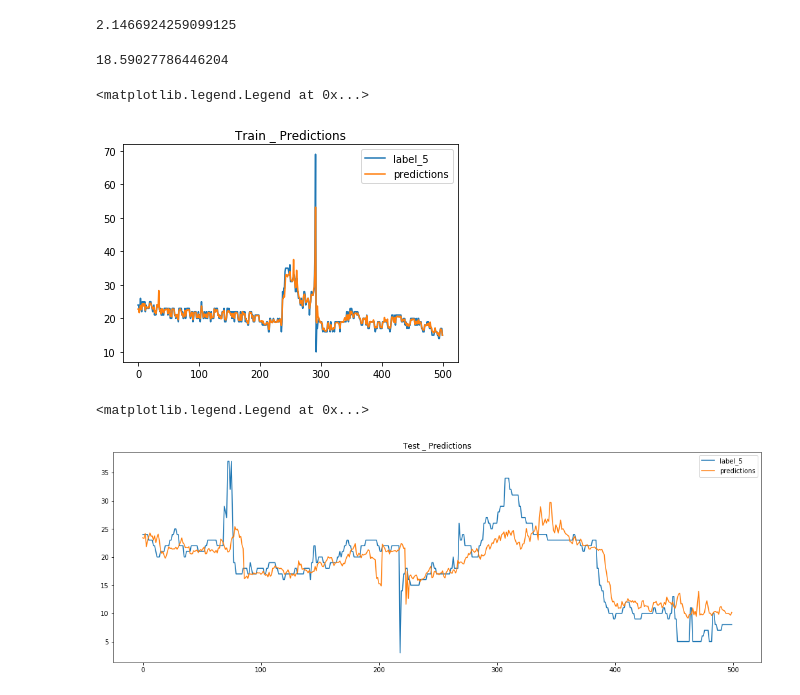
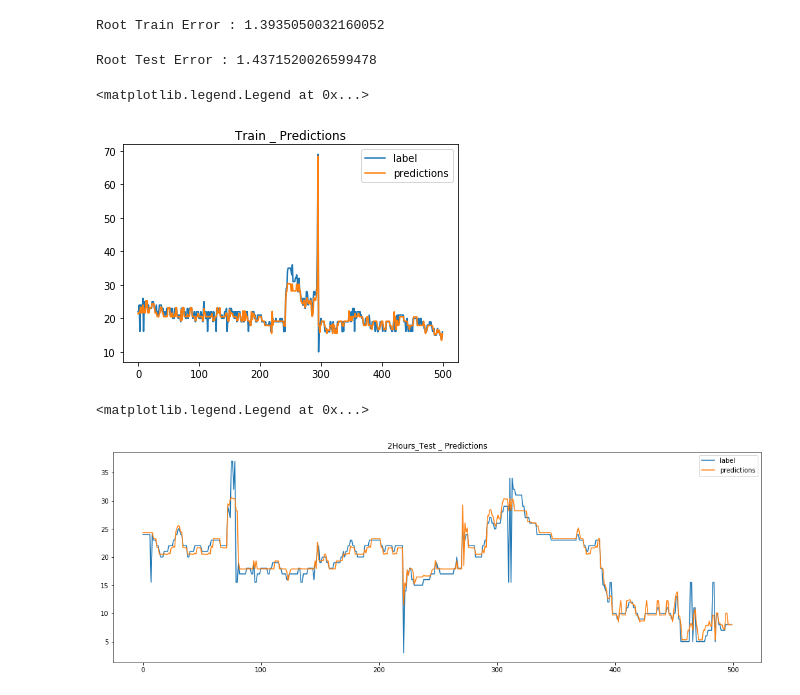
Before and after one commit to MyLearningTest/prediction_model, a Jupyter notebook: script/water_clean/Water_Regression.ipynb, the cells around one changed output. Cells and saved outputs as stored; diff of their text form; code cells hidden in the pictures.

```diff
--- a/script/water_clean/Water_Regression.ipynb
+++ b/script/water_clean/Water_Regression.ipynb
@@ -170,13 +151,16 @@ predictions = model.predict(train[features_basic])
-# %%
-mean_squared_error(train['label_5'],predictions)
-# %% [output]
-2.1466924259099125
+# %%
+print('Root Train Error : '+str(np.sqrt(mean_squared_error(train['label'],predictions))))
+# %% [output]
+Root Train Error : 1.3935050032160052
+# %%
+test = test.fillna(test.mean())
+test[rolling_features] = my_scaler(test[rolling_features])
 # %%
-predictions_test = model.predict(test[features_basic])
+predictions_test = model.predict(test[features])
-# %%
-mean_squared_error(test['label_5'],predictions_test)
-# %% [output]
-18.59027786446204
+# %%
+print('Root Test Error : '+str(np.sqrt(mean_squared_error(test['label'],predictions_test))))
+# %% [output]
+Root Test Error : 1.4371520026599478
 # %%
 %matplotlib inline
 import matplotlib.pyplot as plt
@@ -184,31 +168,31 @@ import matplotlib.pyplot as plt
 predictions= predictions[0:500]
 train_label=[]
 num=0
-for i in train['label_5'].head(500).astype(float):
+for i in train['label'].head(500).astype(float):
      train_label.append(i)
 # %%
-plt.plot(train_label,label='label_5')
+plt.plot(train_label,label='label')
 plt.plot(predictions,label='predictions')
 plt.rcParams['figure.figsize'] = (18.0, 6.0)
 plt.title('Train _ Predictions')
 plt.legend()
 # %% [output]
 <matplotlib.legend.Legend at 0x...>
-[figure, old version]
+[figure, new version]
 # %%
 predictions_label = predictions_test[0:500]
 test_label=[]
 num=0
-for i in test['label_5'].head(500).astype(float):
+for i in test['label'].head(500).astype(float):
      test_label.append(i)
 # %%
 #print('Mean Squared Error (RMSE) -- Train : '+str(mean_squared_error(train['label_5'],predictions)))
 #print('Mean Squared Error (RMSE) -- Test : '+str(mean_squared_error(test['label_5'],predictions_test)))
-plt.plot(test_label,label='label_5')
+plt.plot(test_label,label='label')
 plt.plot(predictions_label,label='predictions')
 plt.rcParams['figure.figsize'] = (18.0, 6.0)
-plt.title('Test _ Predictions')
+plt.title('2Hours_Test _ Predictions')
 plt.legend()
 # %% [output]
 <matplotlib.legend.Legend at 0x...>
-[figure, old version]
+[figure, new version]
```
Also changed, not shown: parts of 45 cells of this notebook.
